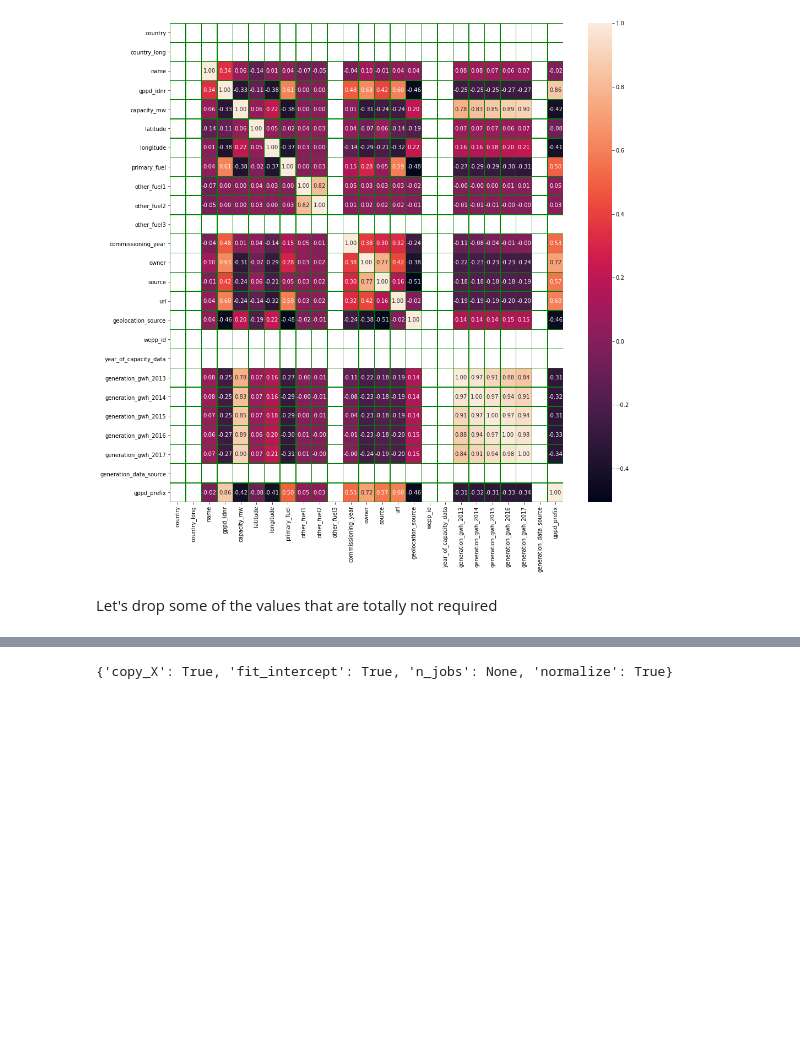
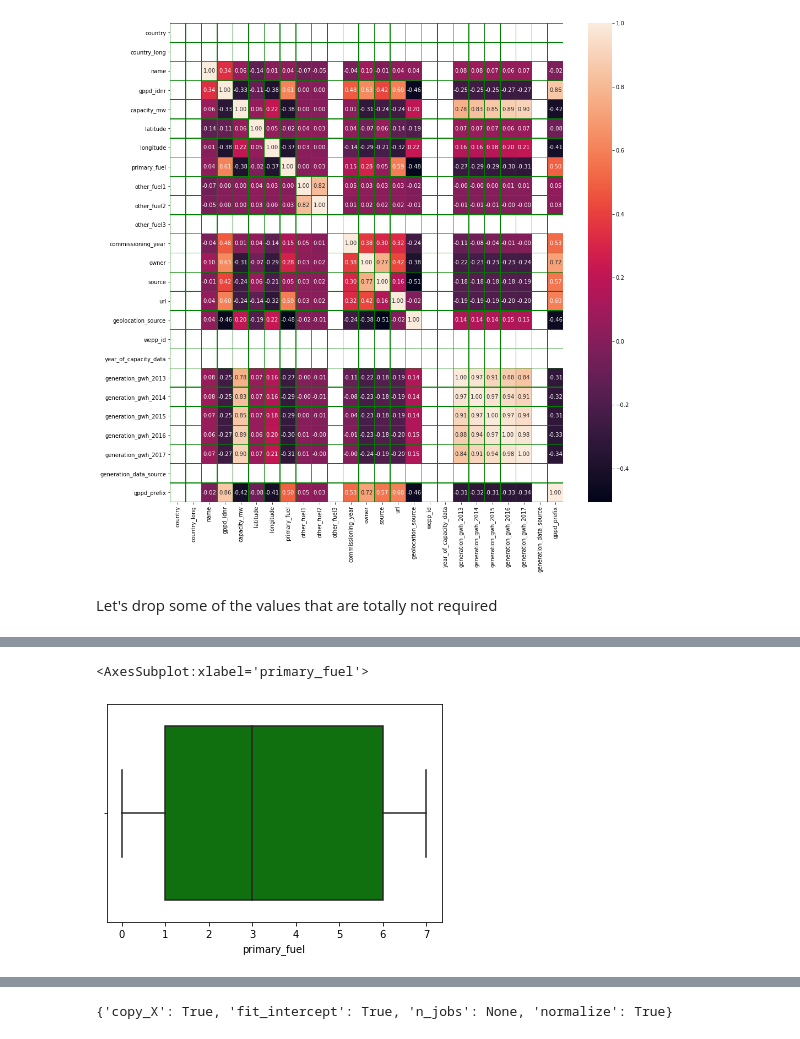
Before and after one commit to SudhanshuKumar19/Projects-, a Jupyter notebook: Evaluation Project 4 - Global Power Plant Database.ipynb, the cells around one changed output, grey strips where cells are left out. Cells and saved outputs as stored; diff of their text form; code cells hidden in the pictures; blank space fills up the shorter version.

```diff
--- a/Evaluation Project 4 - Global Power Plant Database.ipynb
+++ b/Evaluation Project 4 - Global Power Plant Database.ipynb
@@ -789,0 +660,5 @@ At random state 999 max_r2 is 0.9999970657717817
+# %%
+sns.boxplot(global_proj.primary_fuel, color="green")
+# %% [output]
+<AxesSubplot:xlabel='primary_fuel'>
+[figure, added]
```
Also changed, not shown: parts of 65 cells of this notebook.
